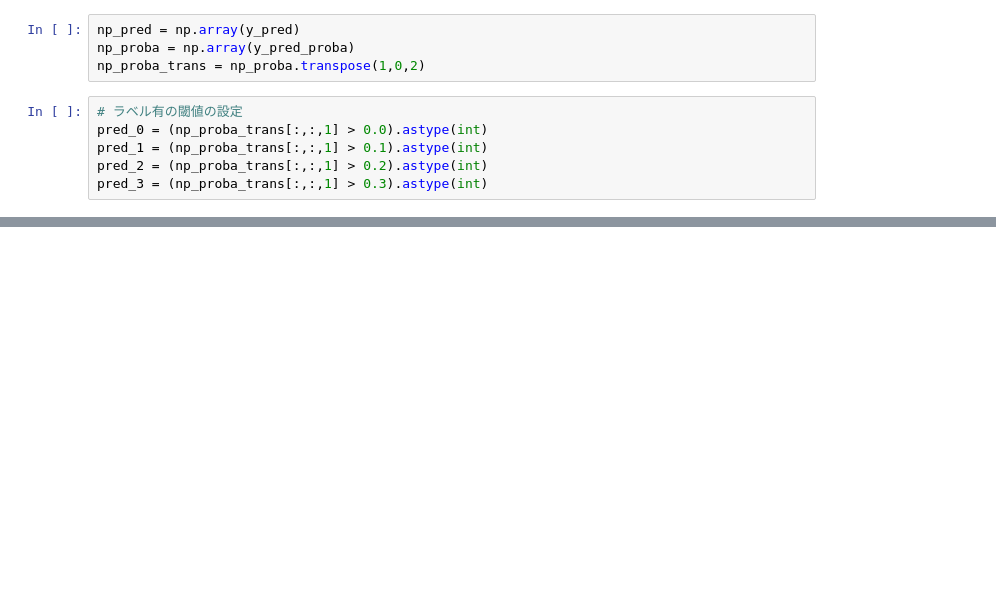
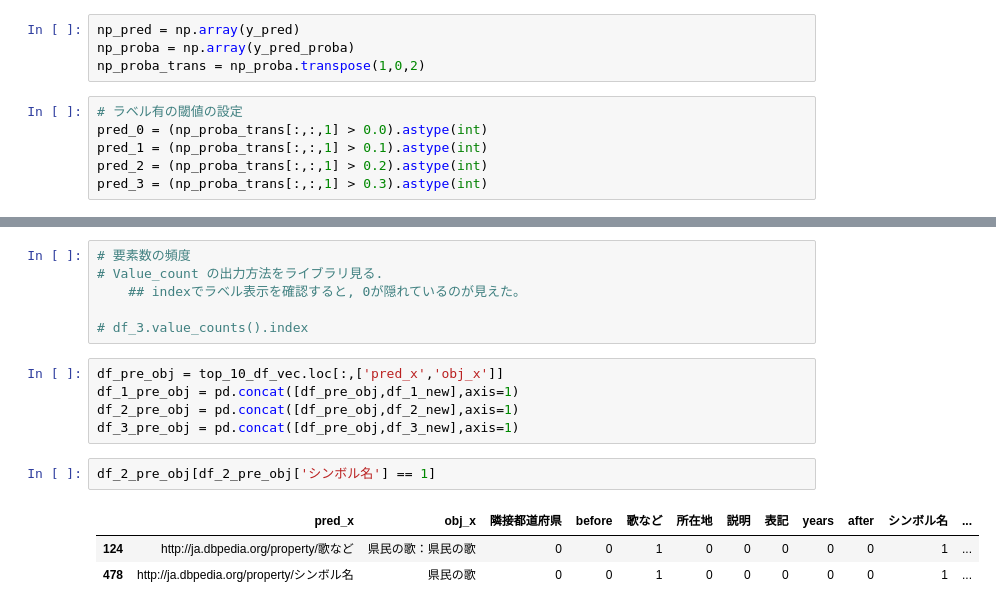
Before and after one commit to nallab/k208581_research, a Jupyter notebook: app/src/Multi-label/preprocessing.ipynb, the cells around one changed output, grey strips where cells are left out. Drawn from its saved outputs; the diff is of its cells as text; blank space fills up the shorter version.

```diff
--- a/app/src/Multi-label/preprocessing.ipynb
+++ b/app/src/Multi-label/preprocessing.ipynb
@@ -109,0 +133,17 @@ df_3 = pd.DataFrame(pred_3)
+# %%
+# 要素数の頻度
+# Value_count の出力方法をライブラリ見る.
+    ## indexでラベル表示を確認すると, 0が隠れているのが見えた。
+
+# df_3.value_counts().index
+# %%
+df_pre_obj = top_10_df_vec.loc[:,['pred_x','obj_x']]
+df_1_pre_obj = pd.concat([df_pre_obj,df_1_new],axis=1)
+df_2_pre_obj = pd.concat([df_pre_obj,df_2_new],axis=1)
+df_3_pre_obj = pd.concat([df_pre_obj,df_3_new],axis=1)
+# %%
+df_2_pre_obj[df_2_pre_obj['シンボル名'] == 1]
+# %% [output]
+|  | pred_x | obj_x | 隣接都道府県 | before | 歌など | 所在地 | 説明 | 表記 | years | after | シンボル名 | ... |
+| 124 | http://ja.dbpedia.org/property/歌など | 県民の歌：県民の歌 | 0 | 0 | 1 | 0 | 0 | 0 | 0 | 0 | 1 | ... |
+| 478 | http://ja.dbpedia.org/property/シンボル名 | 県民の歌 | 0 | 0 | 1 | 0 | 0 | 0 | 0 | 0 | 1 | ... |
```
Also changed, not shown: parts of 22 cells of this notebook, 1 other file.
